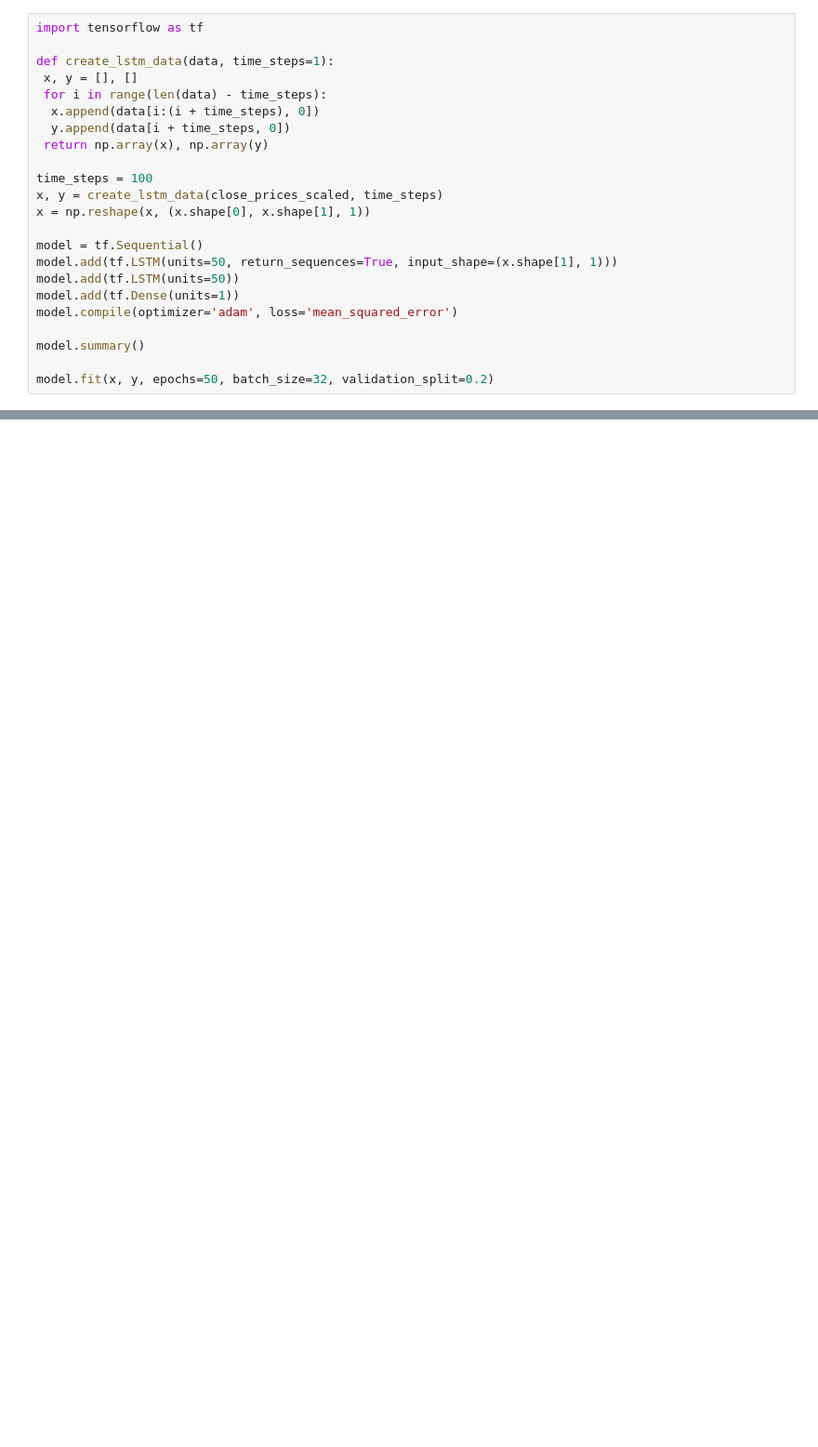
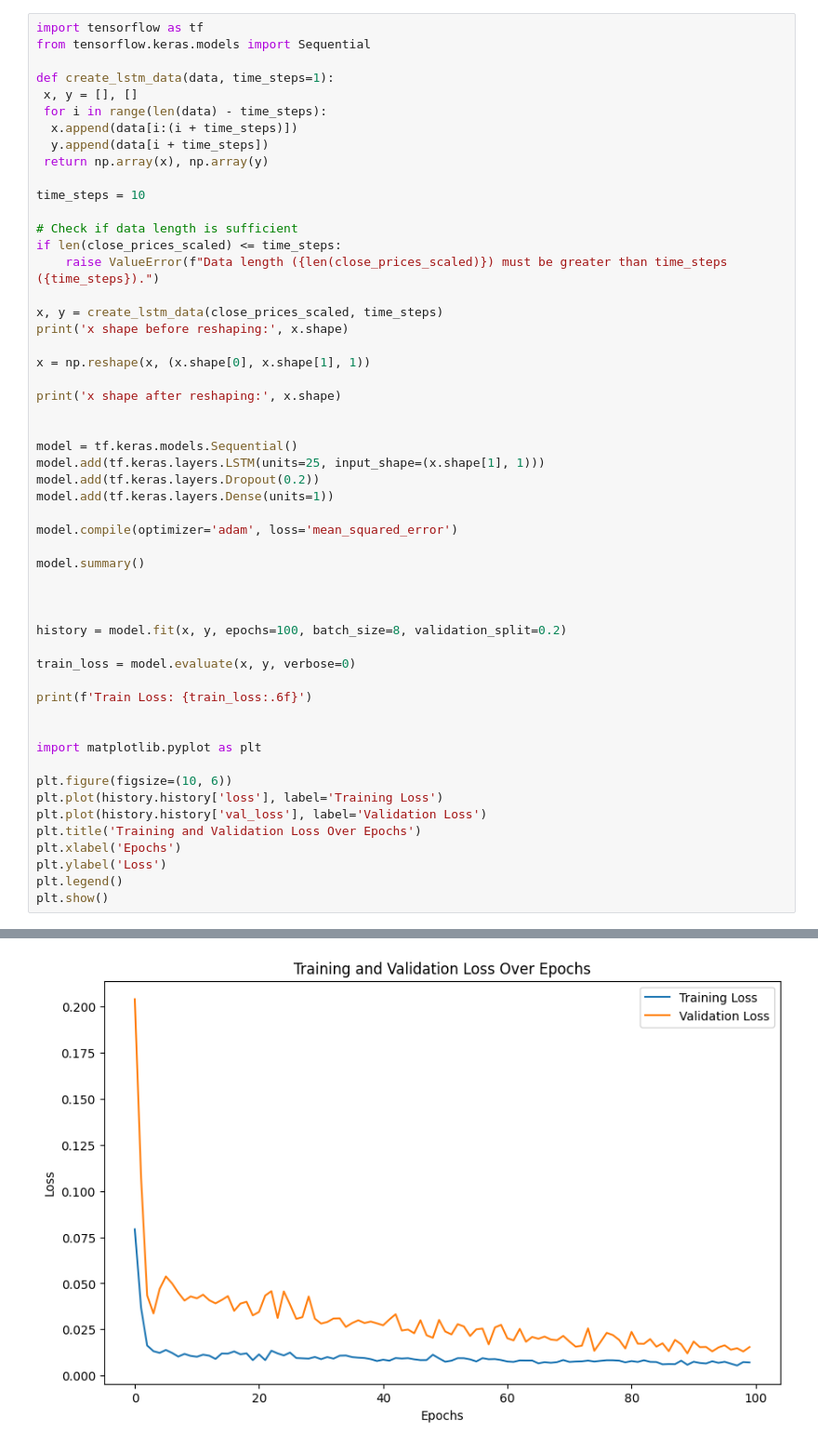
Before and after one commit to knurlybekov/analytcsdshboard, a Jupyter notebook: ddd.ipynb, the cells around one changed output, grey strips where cells are left out. Shown at 93% size. Cells and saved outputs as stored; diff of their text form; blank space fills up the shorter version.

Commit message:
made a LSTM model and predictions

```diff
--- a/ddd.ipynb
+++ b/ddd.ipynb
@@ -95,24 +100,54 @@ print(close_prices_scaled)
 # %%
 import tensorflow as tf
+from tensorflow.keras.models import Sequential
 
 def create_lstm_data(data, time_steps=1):
  x, y = [], []
  for i in range(len(data) - time_steps):
-  x.append(data[i:(i + time_steps), 0])
-  y.append(data[i + time_steps, 0])
+  x.append(data[i:(i + time_steps)])
+  y.append(data[i + time_steps])
  return np.array(x), np.array(y)
 
-time_steps = 100
+time_steps = 10
+
+# Check if data length is sufficient
+if len(close_prices_scaled) <= time_steps:
+    raise ValueError(f"Data length ({len(close_prices_scaled)}) must be greater than time_steps ({time_steps}).")
+
 x, y = create_lstm_data(close_prices_scaled, time_steps)
+print('x shape before reshaping:', x.shape)
+
 x = np.reshape(x, (x.shape[0], x.shape[1], 1))
 
-model = tf.Sequential()
-model.add(tf.LSTM(units=50, return_sequences=True, input_shape=(x.shape[1], 1)))
-model.add(tf.LSTM(units=50))
-model.add(tf.Dense(units=1))
+print('x shape after reshaping:', x.shape)
+
+
+model = tf.keras.models.Sequential()
+model.add(tf.keras.layers.LSTM(units=25, input_shape=(x.shape[1], 1)))
+model.add(tf.keras.layers.Dropout(0.2))
+model.add(tf.keras.layers.Dense(units=1))
+
 model.compile(optimizer='adam', loss='mean_squared_error')
 
 model.summary()
 
-model.fit(x, y, epochs=50, batch_size=32, validation_split=0.2)
+
+
+history = model.fit(x, y, epochs=100, batch_size=8, validation_split=0.2)
+
+train_loss = model.evaluate(x, y, verbose=0)
+
+print(f'Train Loss: {train_loss:.6f}')
+
+
+import matplotlib.pyplot as plt
+
+plt.figure(figsize=(10, 6))
+plt.plot(history.history['loss'], label='Training Loss')
+plt.plot(history.history['val_loss'], label='Validation Loss')
+plt.title('Training and Validation Loss Over Epochs')
+plt.xlabel('Epochs')
+plt.ylabel('Loss')
+plt.legend()
+plt.show()
 # %% [output]
@@ -119,0 +171 @@ ValueError: numpy.dtype size changed, may indicate binary incompatibility. Expec
+[figure, added]
```
Also changed, not shown: parts of 5 cells of this notebook.
